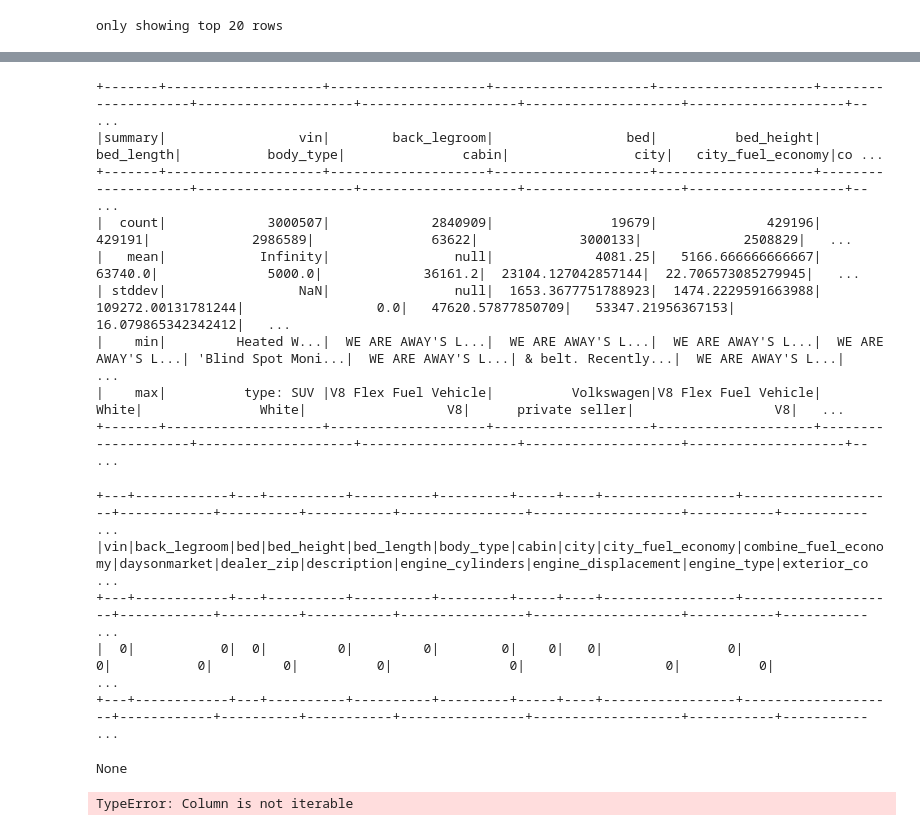
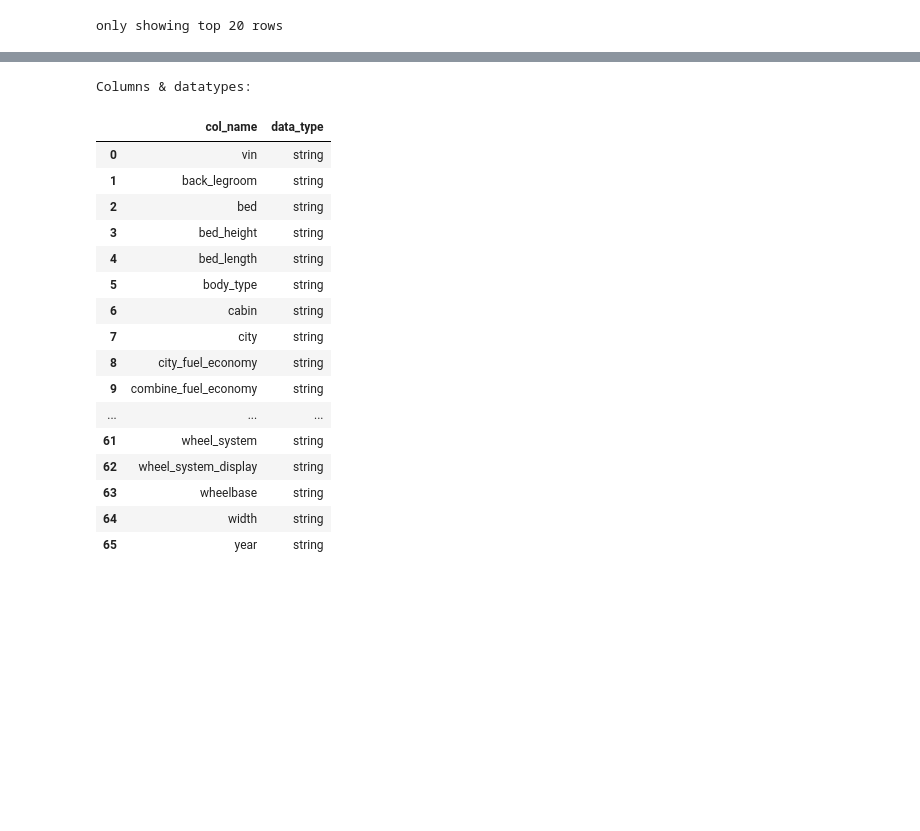
Before and after one commit to DataCrane/cars_spark, a Jupyter notebook: Cars_prices.ipynb, the cells around one changed output, grey strips where cells are left out. Cells and saved outputs as stored; diff of their text form; code cells hidden in the pictures; blank space fills up the shorter version.

```diff
--- a/Cars_prices.ipynb
+++ b/Cars_prices.ipynb
@@ -82,26 +96,23 @@ root
-# %%
-parDF.summary().show()
-# %% [output]
-+-------+--------------------+--------------------+--------------------+--------------------+--------------------+--------------------+--------------------+--------------------+--------------------+-- ...
-|summary|                 vin|        back_legroom|                 bed|          bed_height|          bed_length|           body_type|               cabin|                city|   city_fuel_economy|co ...
-+-------+--------------------+--------------------+--------------------+--------------------+--------------------+--------------------+--------------------+--------------------+--------------------+-- ...
-|  count|             3000507|             2840909|               19679|              429196|              429191|             2986589|               63622|             3000133|             2508829|   ...
-|   mean|            Infinity|                null|             4081.25|   5166.666666666667|             63740.0|              5000.0|             36161.2|  23104.127042857144|  22.706573085279945|   ...
-| stddev|                 NaN|                null|  1653.3677751788923|  1474.2229591663988|  109272.00131781244|                 0.0|   47620.57877850709|   53347.21956367153|  16.079865342342412|   ...
-|    min|         Heated W...|  WE ARE AWAY'S L...|  WE ARE AWAY'S L...|  WE ARE AWAY'S L...|  WE ARE AWAY'S L...| 'Blind Spot Moni...|  WE ARE AWAY'S L...| & belt. Recently...|  WE ARE AWAY'S L...|   ...
-|    max|          type: SUV |V8 Flex Fuel Vehicle|          Volkswagen|V8 Flex Fuel Vehicle|               White|               White|                  V8|      private seller|                  V8|   ...
-+-------+--------------------+--------------------+--------------------+--------------------+--------------------+--------------------+--------------------+--------------------+--------------------+-- ...
-# %%
-nulls = parDF.select([count(when(isnan(c), c)).alias(c) for c in parDF.columns]).show()
-display(nulls)
-# %% [output]
-+---+------------+---+----------+----------+---------+-----+----+-----------------+--------------------+------------+----------+-----------+----------------+-------------------+-----------+----------- ...
-|vin|back_legroom|bed|bed_height|bed_length|body_type|cabin|city|city_fuel_economy|combine_fuel_economy|daysonmarket|dealer_zip|description|engine_cylinders|engine_displacement|engine_type|exterior_co ...
-+---+------------+---+----------+----------+---------+-----+----+-----------------+--------------------+------------+----------+-----------+----------------+-------------------+-----------+----------- ...
-|  0|           0|  0|         0|         0|        0|    0|   0|                0|                   0|           0|         0|          0|               0|                  0|          0|            ...
-+---+------------+---+----------+----------+---------+-----+----+-----------------+--------------------+------------+----------+-----------+----------------+-------------------+-----------+----------- ...
-None
-# %%
-parDF.select([sum(isnan(c)).alias(c) for c in parDF.columns]).show()
-# %% [output]
-TypeError: Column is not iterable
+# %%
+# data types
+print('Columns & datatypes:')
+pd.DataFrame(parDF.dtypes, columns =['col_name', 'data_type'])
+# %% [output]
+Columns & datatypes:
+|  | col_name | data_type |
+| 0 | vin | string |
+| 1 | back_legroom | string |
+| 2 | bed | string |
+| 3 | bed_height | string |
+| 4 | bed_length | string |
+| 5 | body_type | string |
+| 6 | cabin | string |
+| 7 | city | string |
+| 8 | city_fuel_economy | string |
+| 9 | combine_fuel_economy | string |
+| ... | ... | ... |
+| 61 | wheel_system | string |
+| 62 | wheel_system_display | string |
+| 63 | wheelbase | string |
+| 64 | width | string |
+| 65 | year | string |
```
Also changed, not shown: parts of 15 cells of this notebook.
